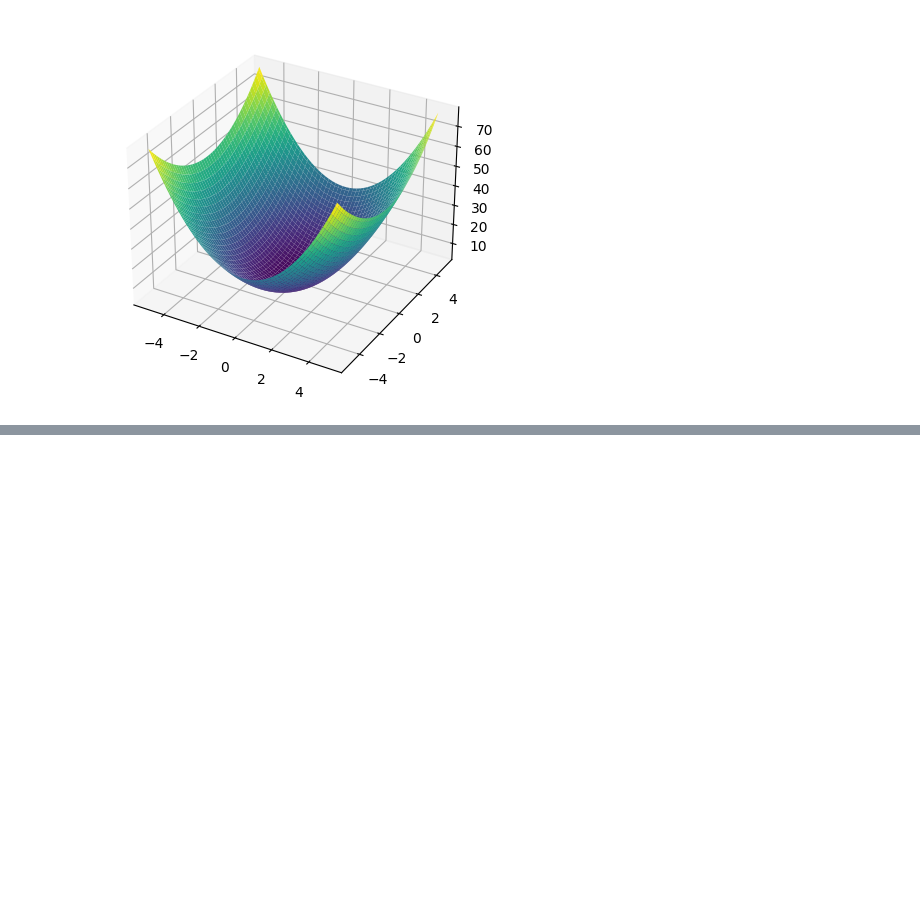
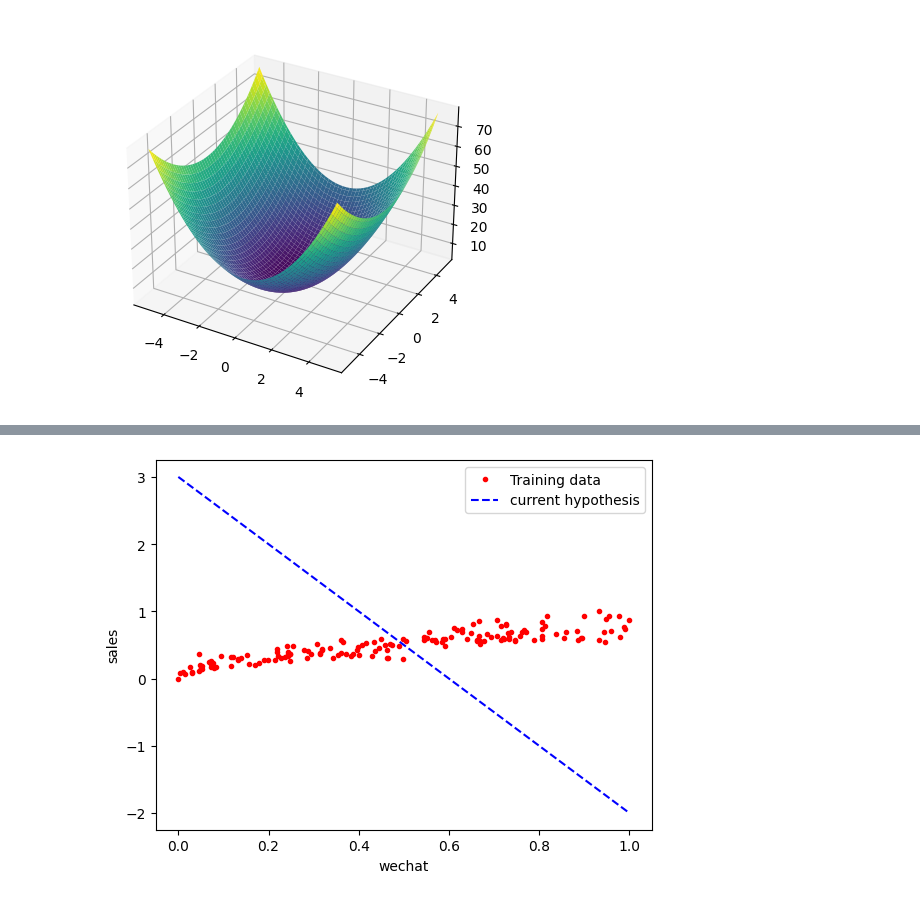
Before and after one commit to godotc/toys, a Jupyter notebook: ai/ml/zero_basis/3_advertising.ipynb, the cells around one changed output, grey strips where cells are left out. Cells and saved outputs as stored; diff of their text form; code cells hidden in the pictures; blank space fills up the shorter version.

Commit message:
compelte a simple gradient descent.
TODO: draw the contour graph...

```diff
--- a/ai/ml/zero_basis/3_advertising.ipynb
+++ b/ai/ml/zero_basis/3_advertising.ipynb
@@ -298,0 +323,55 @@ $$
+# %%
+import numpy as np
+"A gradient decent method"
+
+
+def gradient_descent(X, y, w, b, lr, iter):
+    """
+    iter: iteration times
+    lr: learning rate
+    """
+    l_history = np.zeros(iter)  # recorded the (l)oss array
+    w_hishory = np.zeros(iter)  # recored the  (w)weight
+    b_history = np.zeros(iter)  # recored the (b)ias
+
+    for i in range(iter):
+        y_hat = w*X + b
+        loss = y_hat - y
+
+        "cacualte the partial derivative of weight, bias"
+        derivative_w = X.T.dot(loss) / len(X)
+        derivative_b = sum(loss) * 1 / len(X)
+
+        "use learning rate to implement gradient descent"
+        w = w - lr * derivative_w
+        b = b - lr * derivative_b
+
+        "recored the loss and mapping weight and bias"
+        l_history[i] = MSE_loss(X, y, w, b)
+        w_hishory[i] = w
+        b_history[i] = b
+
+    return l_history, w_hishory, b_history
+
+
+"Give it a  TRY!"
+iterations = 100
+alpha = 1  # initial learning_rate =1
+weight = -5
+bias = 3
+
+print("Current loss:", MSE_loss(X_train, y_train, weight, bias))
+
+# plot current function model
+plt.plot(X_train, y_train, 'r.', label="Training data")
+
+# plot current 假设函数
+line_X = np. linspace(X_train.min(), X_train.max(), 500)  # X domain
+"we predict the function is `w*x+b``"
+line_y = [weight*xx + bias for xx in line_X]
+plt.plot(line_X, line_y, 'b--', label='current hypothesis')
+plt.xlabel('wechat')
+plt.ylabel('sales')
+plt.legend()
+plt.show()
+# %% [output]
@@ -298,0 +379 @@ $$
+[figure, added]
```
Also changed, not shown: parts of 6 cells of this notebook.
